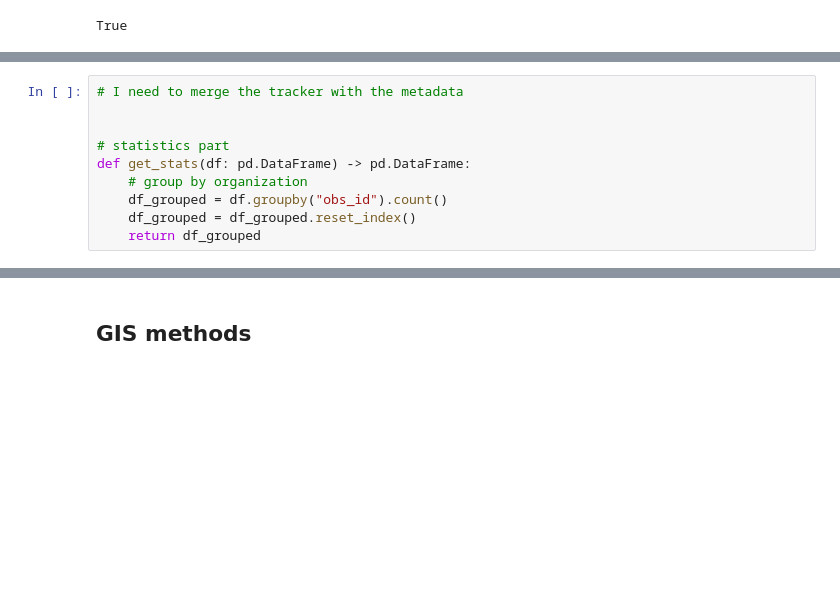
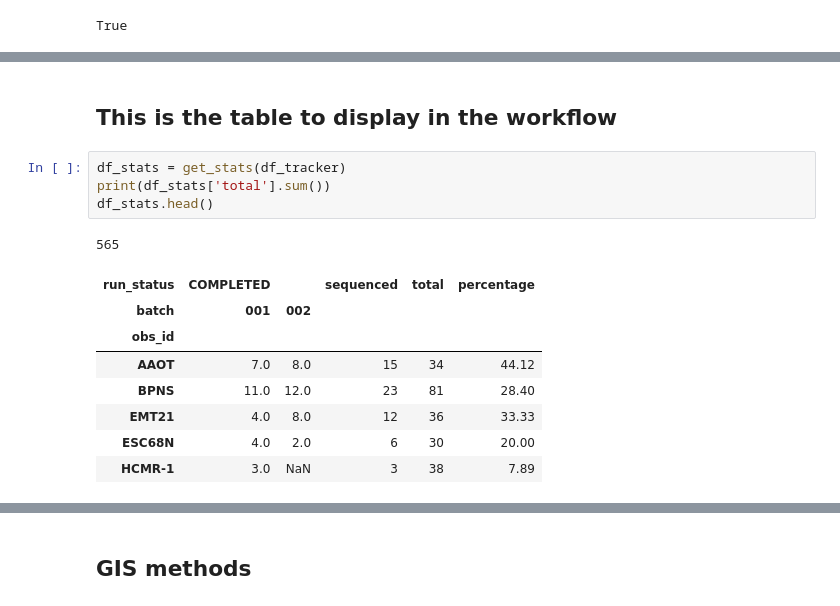
Before and after one commit to emo-bon/momics-demos, a Jupyter notebook: wf0_landing_page/landing_page.ipynb, the cells around one changed output, grey strips where cells are left out. Saved outputs shown, nothing was run; the diff lists cells and outputs as text; blank space fills up the shorter version.

Commit message:
fixed merge and landing page app

```diff
--- a/wf0_landing_page/landing_page.ipynb
+++ b/wf0_landing_page/landing_page.ipynb
@@ -100,13 +105,3 @@ df_tracker.head()
 | 2 | EMOBON00087 | BPNS | 001 | sediment | DBH_AAAIOSDA_1_HMNJKDSX3.UDI224 | DBH_AAAIOSDA_1_HMNJKDSX3.UDI224.zip | DBH_AAAIOSDA_1_1_HMNJKDSX3.UDI224... | ... |
 | 3 | EMOBON00094 | NRMCB | 001 | sediment | DBH_AAACOSDA_1_HWLTKDRXY.UDI211 | NaN | DBH_AAACOSDA_1_1_HWLTKDRXY.UDI211... | ... |
 | 4 | EMOBON00095 | NRMCB | 001 | sediment | DBH_AAAFOSDA_1_HMNJKDSX3.UDI283 | NaN | DBH_AAAFOSDA_1_1_HMNJKDSX3.UDI283... | ... |
-# %%
-# I need to merge the tracker with the metadata
-
-
-# statistics part
-def get_stats(df: pd.DataFrame) -> pd.DataFrame:
-    # group by organization
-    df_grouped = df.groupby("obs_id").count()
-    df_grouped = df_grouped.reset_index()
-    return df_grouped
@@ -122,0 +158,16 @@ df_tracker_stats.head()
+# %% [markdown]
+## This is the table to display in the workflow
+# %%
+df_stats = get_stats(df_tracker)
+print(df_stats['total'].sum())
+df_stats.head()
+# %% [output]
+565
+| run_status | COMPLETED |  | sequenced | total | percentage |
+| batch | 001 | 002 |  |  |  |
+| obs_id |  |  |  |  |  |
+| AAOT | 7.0 | 8.0 | 15 | 34 | 44.12 |
+| BPNS | 11.0 | 12.0 | 23 | 81 | 28.40 |
+| EMT21 | 4.0 | 8.0 | 12 | 36 | 33.33 |
+| ESC68N | 4.0 | 2.0 | 6 | 30 | 20.00 |
+| HCMR-1 | 3.0 | NaN | 3 | 38 | 7.89 |
```
Also changed, not shown: parts of 9 cells of this notebook, 2 other files.
